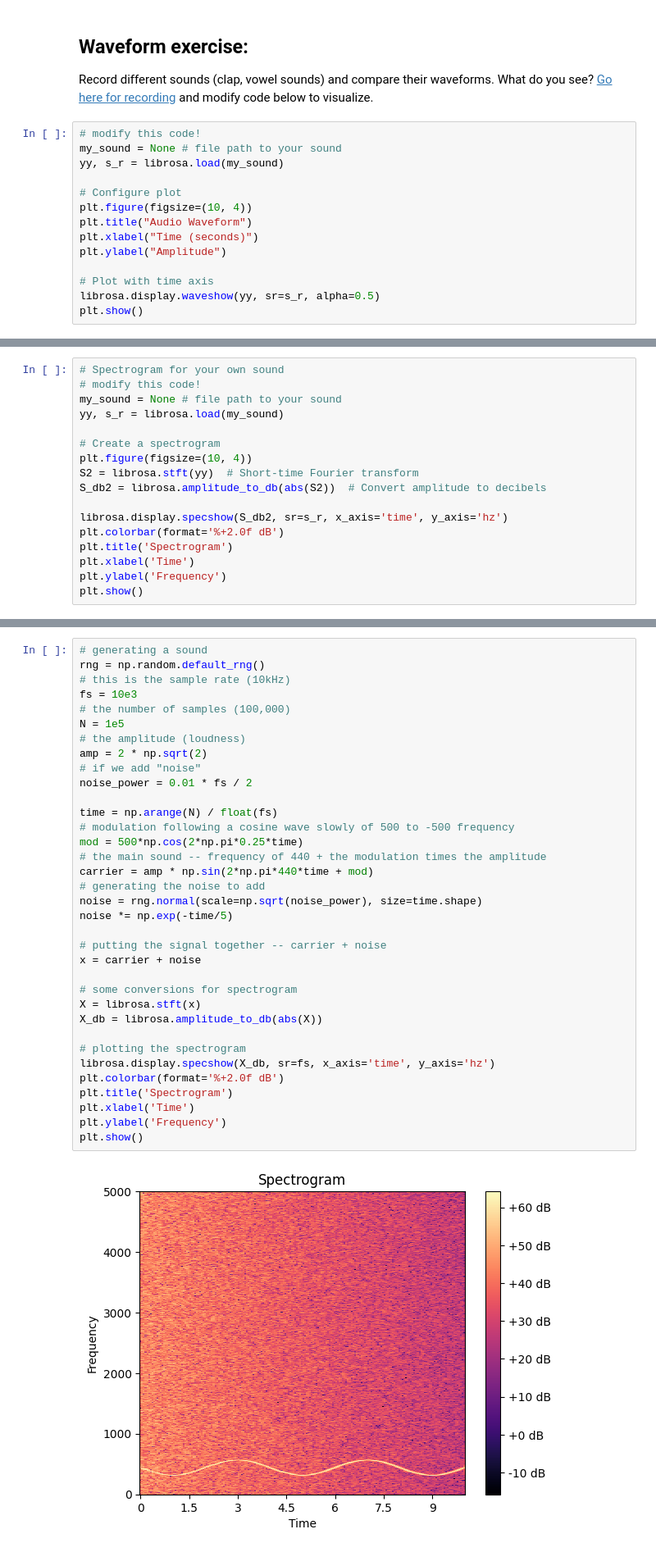
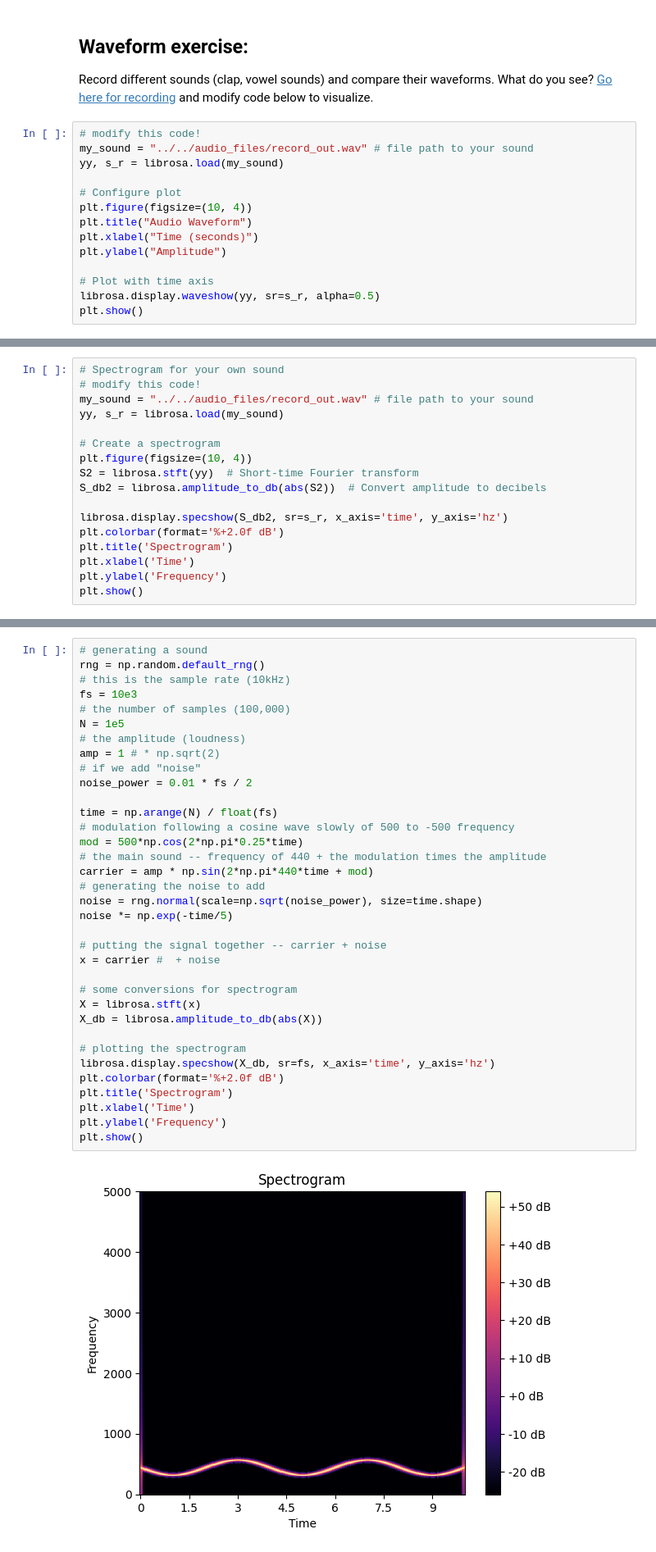
Before and after one commit to ea-g/PyFromScratch, a Jupyter notebook: skeleton/sound/sound_plots.ipynb, the cells around one changed output, grey strips where cells are left out. Shown at 82% size. Cells and saved outputs as stored; diff of their text form.

Commit message:
feat(sound): final lesson updates

```diff
--- a/skeleton/sound/sound_plots.ipynb
+++ b/skeleton/sound/sound_plots.ipynb
@@ -57,7 +58,7 @@ Record different sounds (clap, vowel sounds) and compare their waveforms. What d
 [Go here for recording](https://products.aspose.app/audio/voice-recorder/wav) and modify code below to visualize.
 # %%
 # modify this code!
-my_sound = None # file path to your sound
+my_sound = "../../audio_files/record_out.wav" # file path to your sound
 yy, s_r = librosa.load(my_sound)
 
 # Configure plot
@@ -103,7 +106,7 @@ plt.show()
 # %%
 # Spectrogram for your own sound
 # modify this code!
-my_sound = None # file path to your sound
+my_sound = "../../audio_files/record_out.wav" # file path to your sound
 yy, s_r = librosa.load(my_sound)
 
 # Create a spectrogram
@@ -135,36 +140,36 @@ rng = np.random.default_rng()
 fs = 10e3
 # the number of samples (100,000)
 N = 1e5
 # the amplitude (loudness)
-amp = 2 * np.sqrt(2)
+amp = 1 # * np.sqrt(2)
 # if we add "noise"
 noise_power = 0.01 * fs / 2
 
 time = np.arange(N) / float(fs)
 # modulation following a cosine wave slowly of 500 to -500 frequency
 mod = 500*np.cos(2*np.pi*0.25*time)
 # the main sound -- frequency of 440 + the modulation times the amplitude
 carrier = amp * np.sin(2*np.pi*440*time + mod)
 # generating the noise to add
 noise = rng.normal(scale=np.sqrt(noise_power), size=time.shape)
 noise *= np.exp(-time/5)
 
 # putting the signal together -- carrier + noise
-x = carrier + noise
+x = carrier #  + noise
 
 # some conversions for spectrogram
 X = librosa.stft(x)
 X_db = librosa.amplitude_to_db(abs(X))
 
 # plotting the spectrogram
 librosa.display.specshow(X_db, sr=fs, x_axis='time', y_axis='hz')
 plt.colorbar(format='%+2.0f dB')
 plt.title('Spectrogram')
 plt.xlabel('Time')
 plt.ylabel('Frequency')
 plt.show()
 # %% [output]
-[figure, old version]
+[figure, new version]
 # %%
 plt.plot(x)
 plt.title('Waveform')
```
Also changed, not shown: parts of 15 cells of this notebook, 1 other file.
